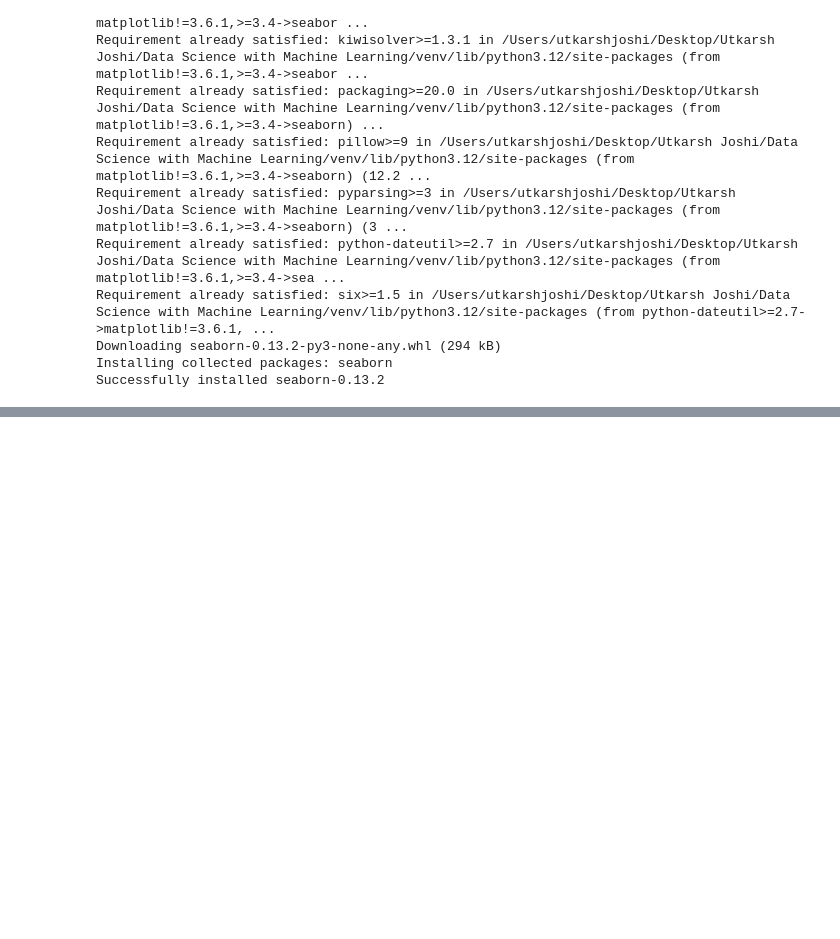
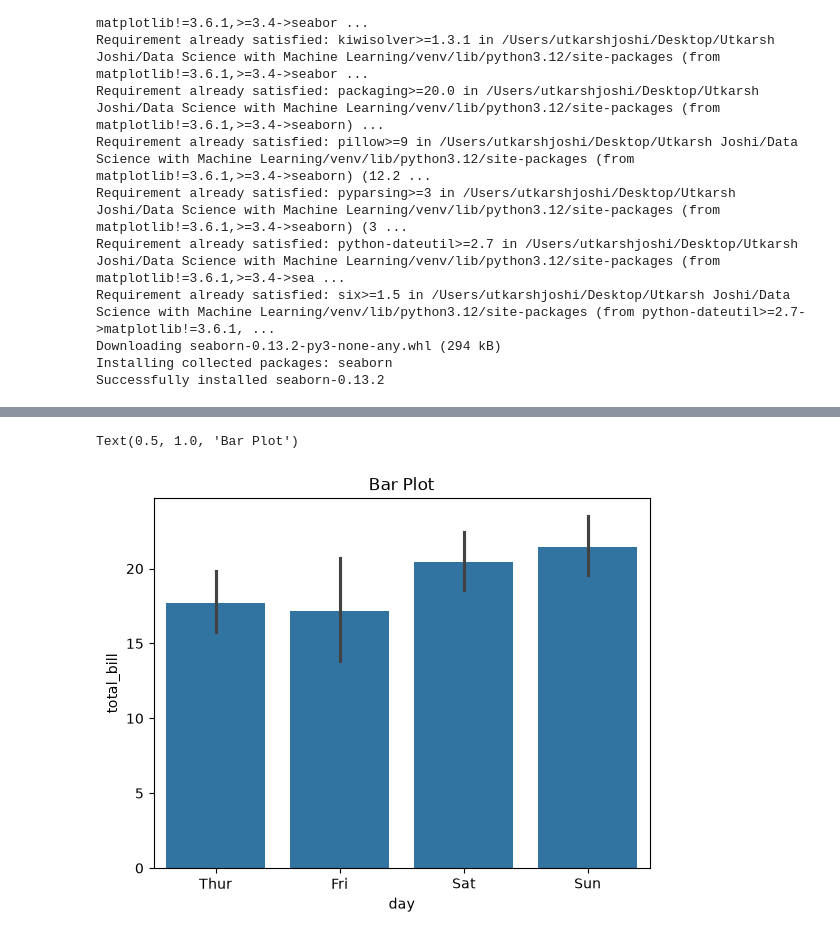
Before and after one commit to utkarshjoshi24/Machine-Learning-, a Jupyter notebook: Data Visualization/Seaborn/sample.ipynb, the cells around one changed output, grey strips where cells are left out. Cells and saved outputs as stored; diff of their text form; code cells hidden in the pictures; blank space fills up the shorter version.

```diff
--- a/Data Visualization/Seaborn/sample.ipynb
+++ b/Data Visualization/Seaborn/sample.ipynb
@@ -26,0 +59,8 @@ import matplotlib as plt
+# %%
+### Bar Plot
+
+sns.barplot(x="day", y="total_bill", data=tips)
+plt.title("Bar Plot")
+# %% [output]
+Text(0.5, 1.0, 'Bar Plot')
+[figure, added]
```
Also changed, not shown: parts of 10 cells of this notebook, 3 other files.
